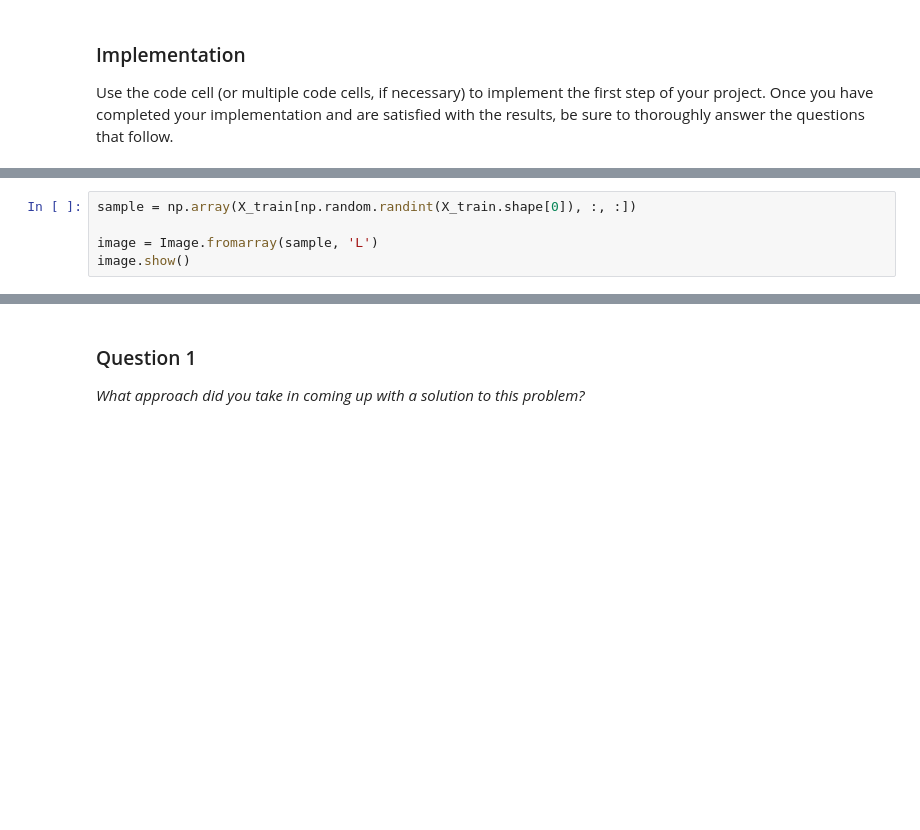
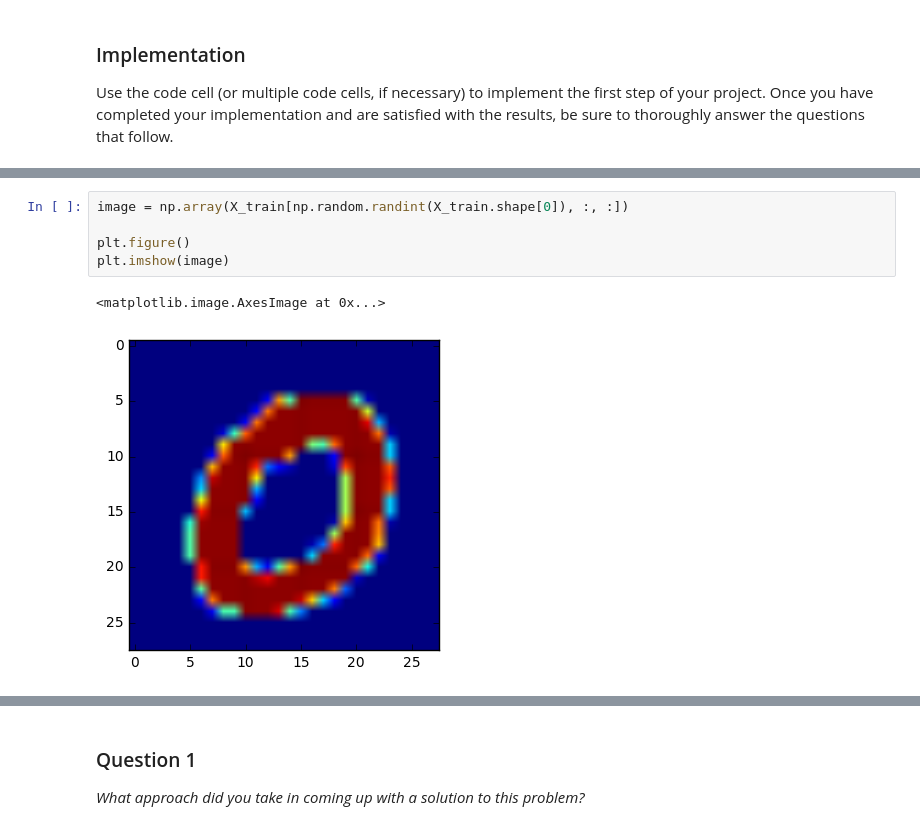
Before and after one commit to caasted/udacity-mlnd, a Jupyter notebook: digit_recognition/digit_recognition.ipynb, the cells around one changed output, grey strips where cells are left out. Drawn from its saved outputs; the diff is of its cells as text; blank space fills up the shorter version.

```diff
--- a/digit_recognition/digit_recognition.ipynb
+++ b/digit_recognition/digit_recognition.ipynb
@@ -50,5 +60,8 @@ print(X_test.shape, y_test.shape)
 # %%
-sample = np.array(X_train[np.random.randint(X_train.shape[0]), :, :])
+image = np.array(X_train[np.random.randint(X_train.shape[0]), :, :])
 
-image = Image.fromarray(sample, 'L')
-image.show()
+plt.figure()
+plt.imshow(image)
+# %% [output]
+<matplotlib.image.AxesImage at 0x...>
+[figure, added]
```
Also changed, not shown: parts of 47 cells of this notebook, 3 other files.
